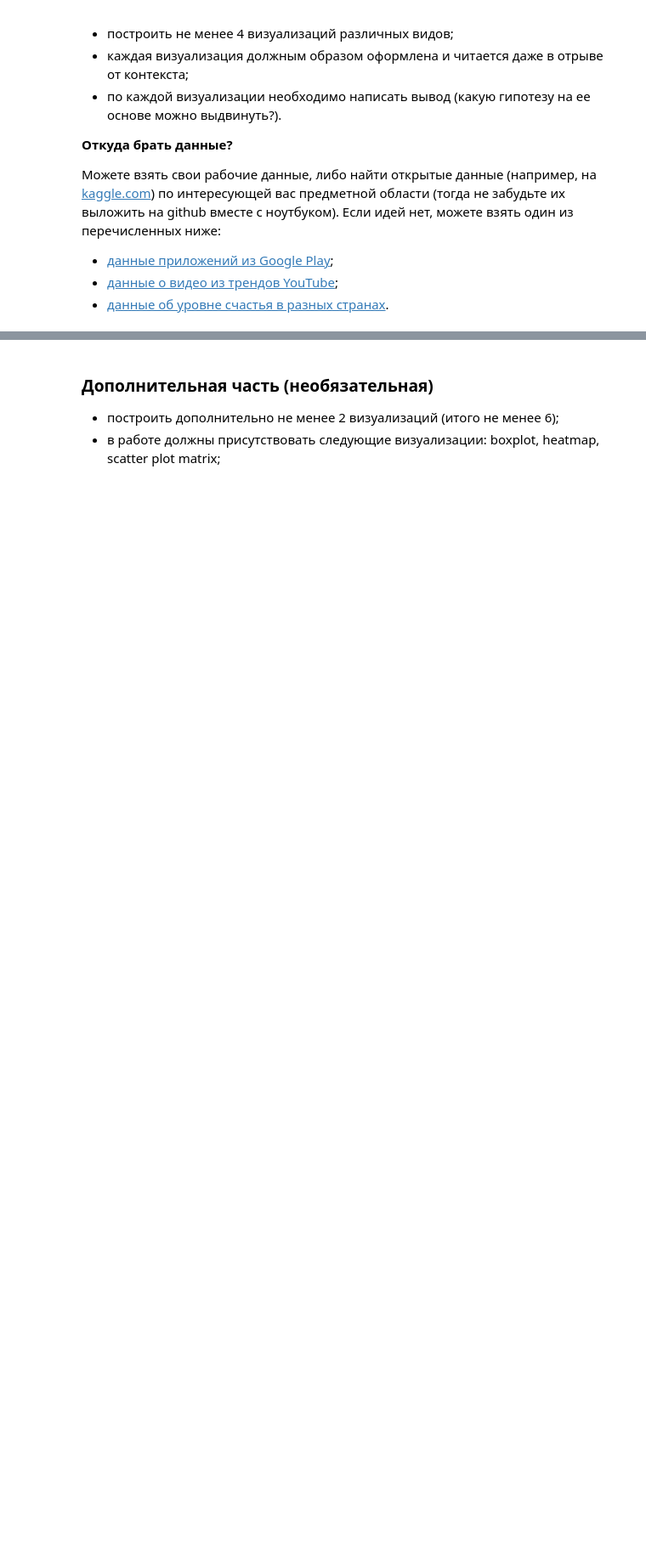
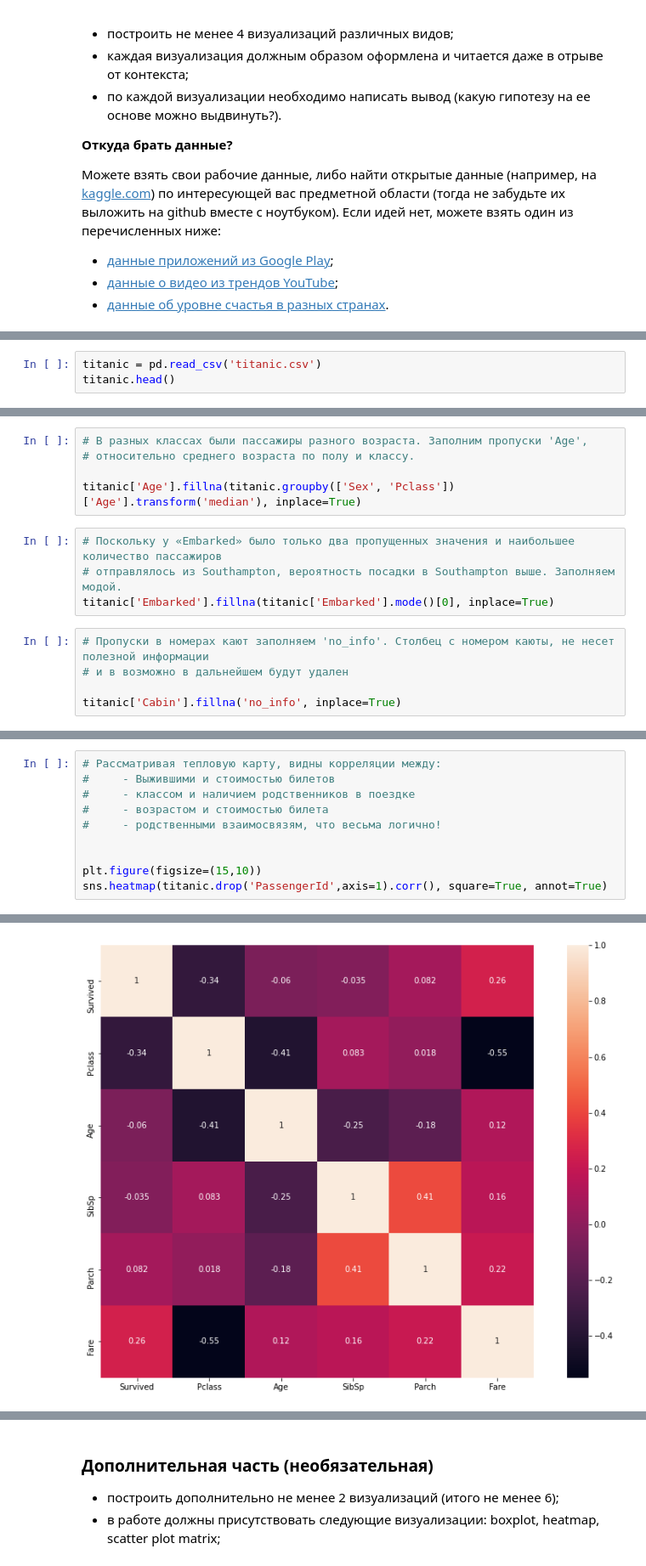
Before and after one commit to natkhosh/pyda_homeworks, a Jupyter notebook: visualization/visualization.ipynb, the cells around one changed output, grey strips where cells are left out. Shown at 85% size. Drawn from its saved outputs; the diff is of its cells as text; blank space fills up the shorter version.

```diff
--- a/visualization/visualization.ipynb
+++ b/visualization/visualization.ipynb
@@ -18,0 +28,3 @@
+# %%
+titanic = pd.read_csv('titanic.csv')
+titanic.head()
@@ -18,0 +62,14 @@
+# %%
+# В разных классах были пассажиры разного возраста. Заполним пропуски 'Age',
+# относительно среднего возраста по полу и классу.
+
+titanic['Age'].fillna(titanic.groupby(['Sex', 'Pclass'])['Age'].transform('median'), inplace=True)
+# %%
+# Поскольку у «Embarked» было только два пропущенных значения и наибольшее количество пассажиров
+# отправлялось из Southampton, вероятность посадки в Southampton выше. Заполняем модой.
+titanic['Embarked'].fillna(titanic['Embarked'].mode()[0], inplace=True)
+# %%
+# Пропуски в номерах кают заполняем 'no_info'. Столбец с номером каюты, не несет полезной информации
+# и в возможно в дальнейшем будут удален
+
+titanic['Cabin'].fillna('no_info', inplace=True)
@@ -18,0 +98,11 @@
+# %%
+# Рассматривая тепловую карту, видны корреляции между:
+#     - Выжившими и стоимостью билетов
+#     - классом и наличием родственников в поездке
+#     - возрастом и стоимостью билета
+#     - родственными взаимосвязям, что весьма логично!
+
+
+plt.figure(figsize=(15,10))
+sns.heatmap(titanic.drop('PassengerId',axis=1).corr(), square=True, annot=True)
+# %% [output]
@@ -18,0 +110 @@
+[figure, added]
```
Also changed, not shown: parts of 31 cells of this notebook, 2 other files.
